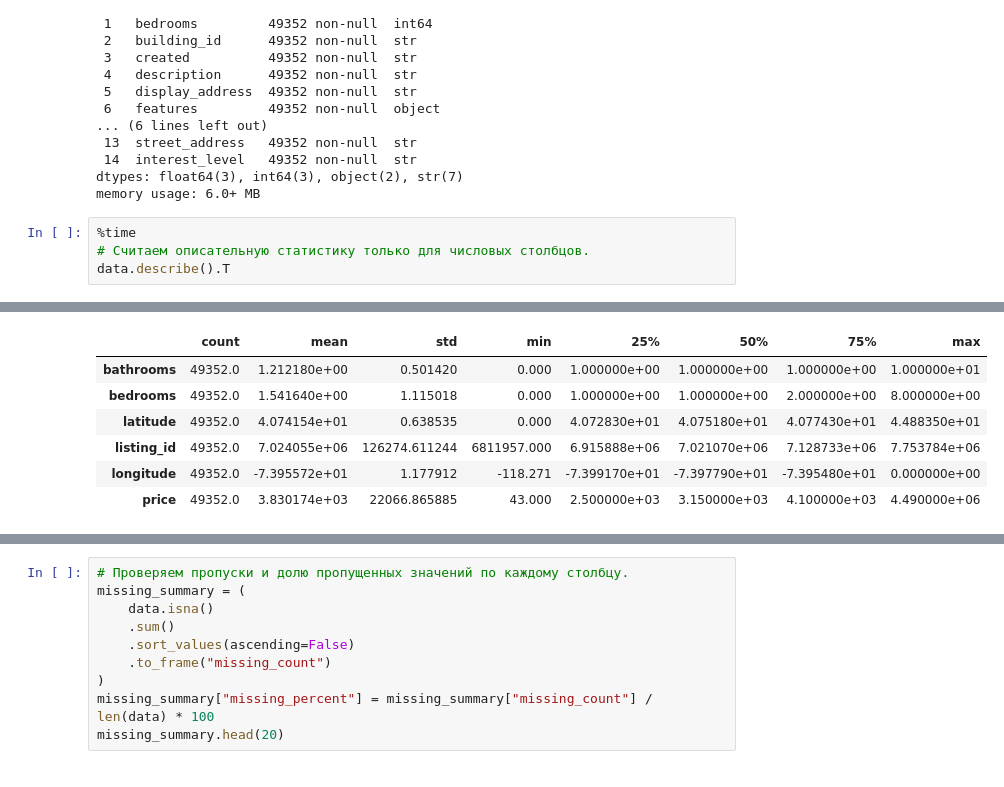
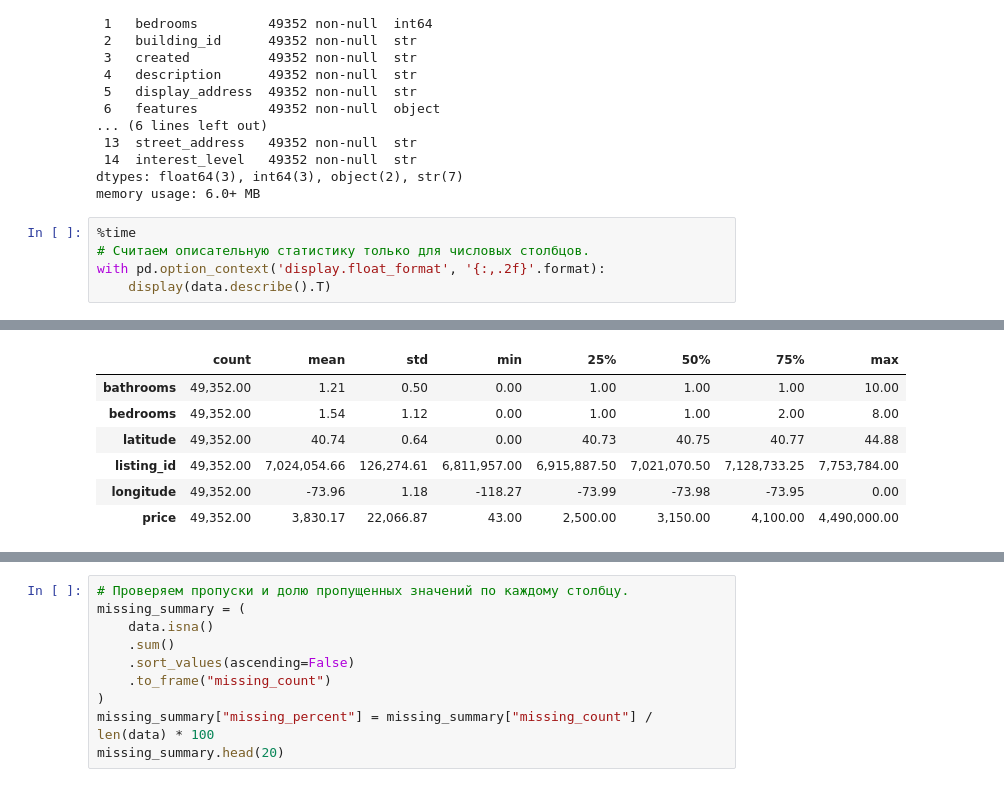
Before and after one commit to giperadmin/intro_in_ml_1, a Jupyter notebook: ML1_Introduction_jacquieb.ipynb, the cells around one changed output, grey strips where cells are left out. Saved outputs shown, nothing was run; the diff lists cells and outputs as text.

```diff
--- a/ML1_Introduction_jacquieb.ipynb
+++ b/ML1_Introduction_jacquieb.ipynb
@@ -130,6 +131,7 @@ memory usage: 6.0+ MB
 # %%
 %time
 # Считаем описательную статистику только для числовых столбцов.
-data.describe().T
+with pd.option_context('display.float_format', '{:,.2f}'.format):
+    display(data.describe().T)
 # %% [output]
 CPU times: total: 0 ns
@@ -137,10 +139,10 @@ Wall time: 5.96 μs
 |  | count | mean | std | min | 25% | 50% | 75% | max |
-| bathrooms | 49352.0 | 1.212180e+00 | 0.501420 | 0.000 | 1.000000e+00 | 1.000000e+00 | 1.000000e+00 | 1.000000e+01 |
-| bedrooms | 49352.0 | 1.541640e+00 | 1.115018 | 0.000 | 1.000000e+00 | 1.000000e+00 | 2.000000e+00 | 8.000000e+00 |
-| latitude | 49352.0 | 4.074154e+01 | 0.638535 | 0.000 | 4.072830e+01 | 4.075180e+01 | 4.077430e+01 | 4.488350e+01 |
-| listing_id | 49352.0 | 7.024055e+06 | 126274.611244 | 6811957.000 | 6.915888e+06 | 7.021070e+06 | 7.128733e+06 | 7.753784e+06 |
-| longitude | 49352.0 | -7.395572e+01 | 1.177912 | -118.271 | -7.399170e+01 | -7.397790e+01 | -7.395480e+01 | 0.000000e+00 |
-| price | 49352.0 | 3.830174e+03 | 22066.865885 | 43.000 | 2.500000e+03 | 3.150000e+03 | 4.100000e+03 | 4.490000e+06 |
+| bathrooms | 49,352.00 | 1.21 | 0.50 | 0.00 | 1.00 | 1.00 | 1.00 | 10.00 |
+| bedrooms | 49,352.00 | 1.54 | 1.12 | 0.00 | 1.00 | 1.00 | 2.00 | 8.00 |
+| latitude | 49,352.00 | 40.74 | 0.64 | 0.00 | 40.73 | 40.75 | 40.77 | 44.88 |
+| listing_id | 49,352.00 | 7,024,054.66 | 126,274.61 | 6,811,957.00 | 6,915,887.50 | 7,021,070.50 | 7,128,733.25 | 7,753,784.00 |
+| longitude | 49,352.00 | -73.96 | 1.18 | -118.27 | -73.99 | -73.98 | -73.95 | 0.00 |
+| price | 49,352.00 | 3,830.17 | 22,066.87 | 43.00 | 2,500.00 | 3,150.00 | 4,100.00 | 4,490,000.00 |
 # %%
 %time
 # Для нечисловых столбцов делаем лёгкий обзор без тяжёлой обработки списков.
```
Also changed, not shown: parts of 45 cells of this notebook.
